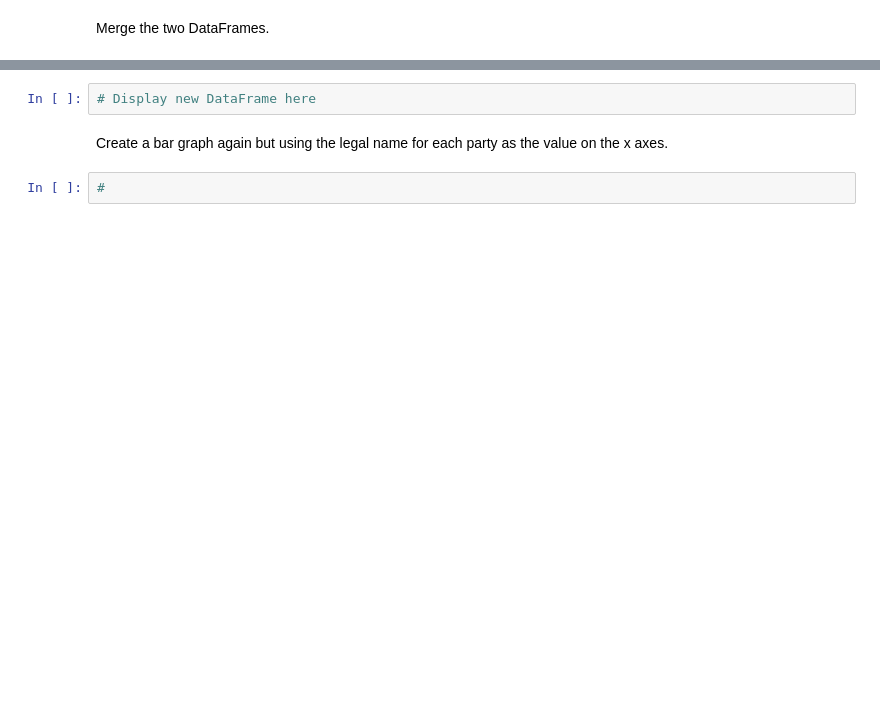
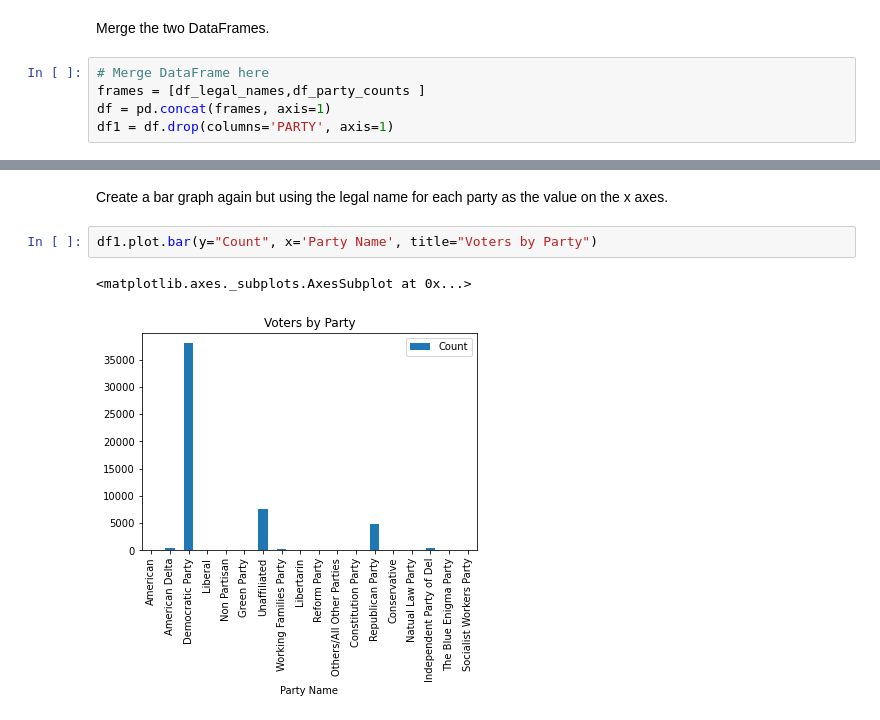
Before and after one commit to deanastuart/DataEngineering.Labs.RegisteredVotersFileWilmingtonDE, a Jupyter notebook: wilmington_de_registered_voters.ipynb, the cells around one changed output, grey strips where cells are left out. Saved outputs shown, nothing was run; the diff lists cells and outputs as text; blank space fills up the shorter version.

```diff
--- a/wilmington_de_registered_voters.ipynb
+++ b/wilmington_de_registered_voters.ipynb
@@ -269,3 +291,8 @@ Create a Pandas DataFrame that contains the Party code and the corresponding num
 # %% [markdown]
 Merge the two DataFrames.
+# %%
+# Merge DataFrame here
+frames = [df_legal_names,df_party_counts ]
+df = pd.concat(frames, axis=1)
+df1 = df.drop(columns='PARTY', axis=1)
 # %%
@@ -273,6 +319,7 @@ Merge the two DataFrames.
-# %%
-# Display new DataFrame here
 # %% [markdown]
 Create a bar graph again but using the legal name for each party as the value on the x axes.
-# %%
-#
+# %%
+df1.plot.bar(y="Count", x='Party Name', title="Voters by Party")
+# %% [output]
+<matplotlib.axes._subplots.AxesSubplot at 0x...>
+[figure, added]
```
Also changed, not shown: parts of 11 cells of this notebook.
